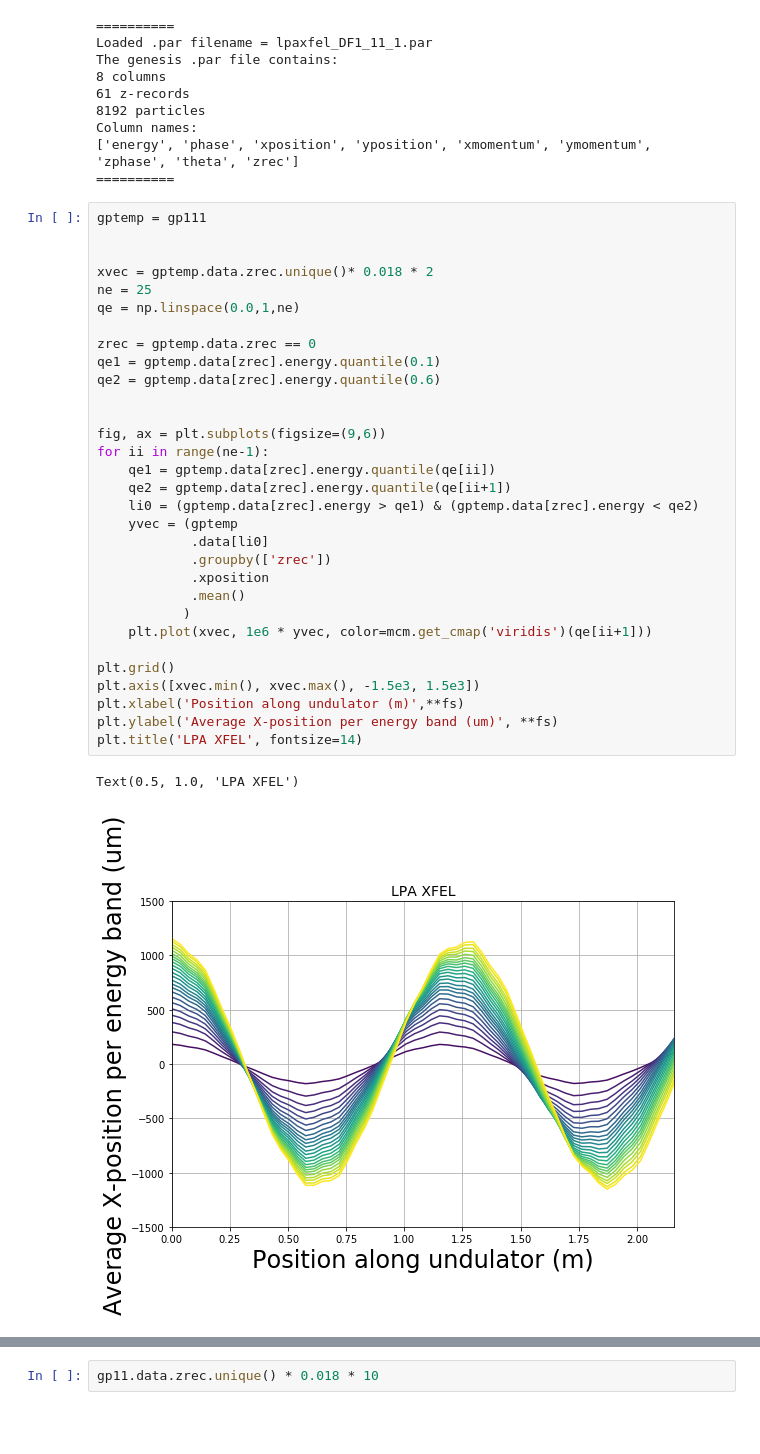
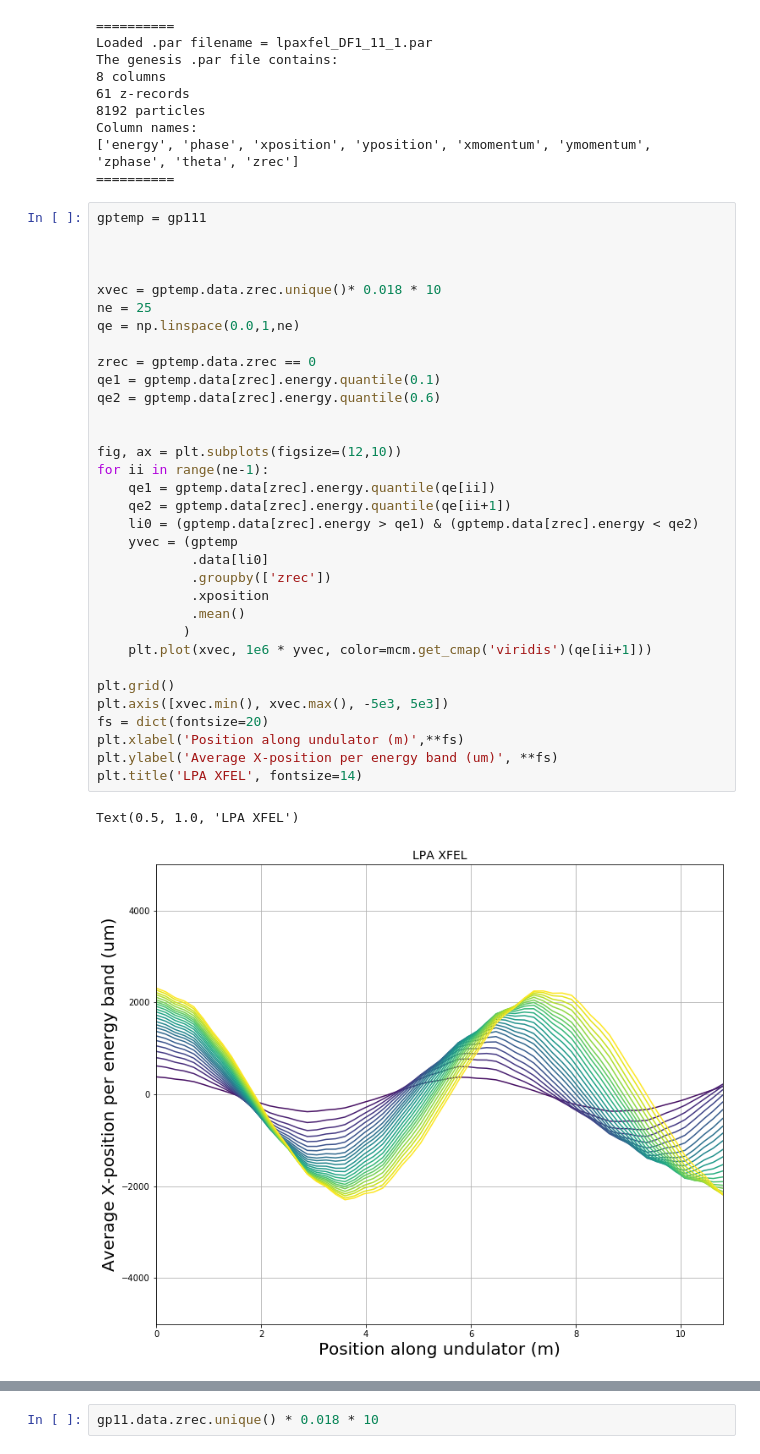
Before and after one commit to igred8/accel_phys_sims, a Jupyter notebook: notebooks/3.0-igad-lpaxfel_opt.ipynb, the cells around one changed output, grey strips where cells are left out. Drawn from its saved outputs; the diff is of its cells as text; blank space fills up the shorter version.

```diff
--- a/notebooks/3.0-igad-lpaxfel_opt.ipynb
+++ b/notebooks/3.0-igad-lpaxfel_opt.ipynb
@@ -704,36 +699,38 @@ Column names:
 # %%
 gptemp = gp111
 
 
-xvec = gptemp.data.zrec.unique()* 0.018 * 2
+
+xvec = gptemp.data.zrec.unique()* 0.018 * 10
 ne = 25
 qe = np.linspace(0.0,1,ne)
 
 zrec = gptemp.data.zrec == 0
 qe1 = gptemp.data[zrec].energy.quantile(0.1)
 qe2 = gptemp.data[zrec].energy.quantile(0.6)
 
 
-fig, ax = plt.subplots(figsize=(9,6))
+fig, ax = plt.subplots(figsize=(12,10))
 for ii in range(ne-1):
     qe1 = gptemp.data[zrec].energy.quantile(qe[ii])
     qe2 = gptemp.data[zrec].energy.quantile(qe[ii+1])
     li0 = (gptemp.data[zrec].energy > qe1) & (gptemp.data[zrec].energy < qe2)
     yvec = (gptemp
             .data[li0]
             .groupby(['zrec'])
             .xposition
             .mean()
            )
     plt.plot(xvec, 1e6 * yvec, color=mcm.get_cmap('viridis')(qe[ii+1]))
 
 plt.grid()
-plt.axis([xvec.min(), xvec.max(), -1.5e3, 1.5e3])
+plt.axis([xvec.min(), xvec.max(), -5e3, 5e3])
+fs = dict(fontsize=20)
 plt.xlabel('Position along undulator (m)',**fs)
 plt.ylabel('Average X-position per energy band (um)', **fs)
 plt.title('LPA XFEL', fontsize=14)
 # %% [output]
 Text(0.5, 1.0, 'LPA XFEL')
-[figure, old version]
+[figure, new version]
 # %%
 if True:
```
Also changed, not shown: parts of 24 cells of this notebook, 3 other files.
